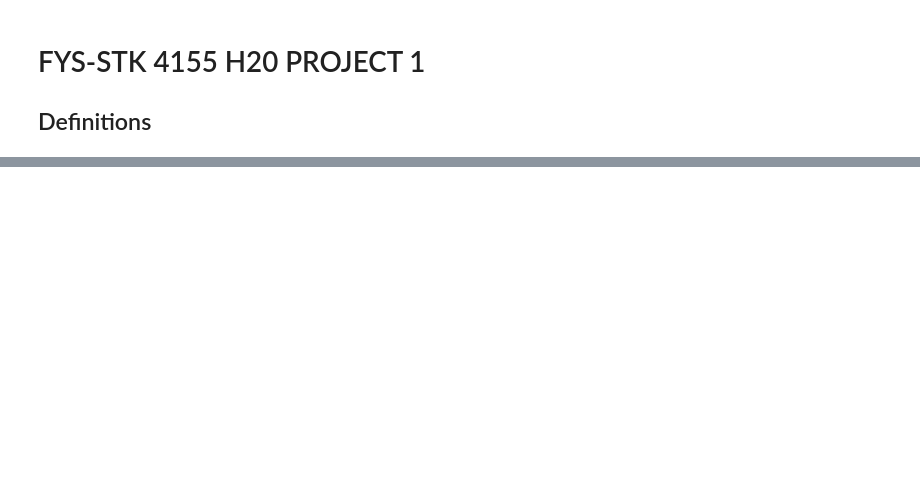
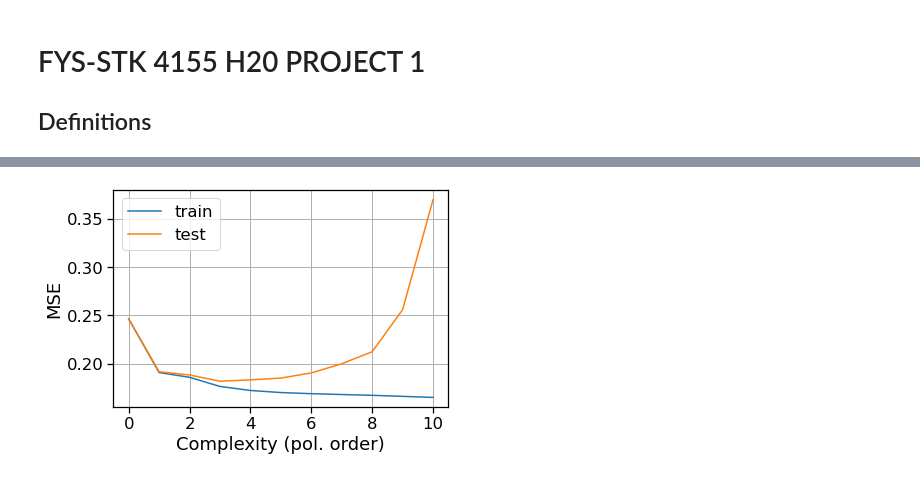
Before and after one commit to fonstelien/FYS-STK4155, a Jupyter notebook: project1/project1.ipynb, the cells around one changed output, grey strips where cells are left out. Saved outputs shown, nothing was run; the diff lists cells and outputs as text; code cells hidden in the pictures; blank space fills up the shorter version.

```diff
--- a/project1/project1.ipynb
+++ b/project1/project1.ipynb
@@ -139,0 +151,44 @@ plt.show()
+# %%
+k = 10  ## NOTE: Choose k such that len(z)%k is zero, ie the split is even!
+s = len(z)//k  ## samples in each split
+last_idx = len(z) - len(z)%k
+test_splits = [range(i, i+s) for i in range(0, last_idx, s)]
+train_splits = [list(set(range(last_idx)) - set(rng)) for rng in test_splits]
+# %%
+k_mse_df = DataFrame()
+k_mse_df["pol order"] = list(range(max_pol_order+1))
+k_mse_df["mse train"] = np.ndarray(max_pol_order+1)
+k_mse_df["mse test"] = np.ndarray(max_pol_order+1)
+
+mse_train = np.ndarray(k)
+mse_test = np.ndarray(k)
+
+for pn in k_mse_df["pol order"]:
+    X = make_design_matrix(x, y, pn=pn)
+    X = preprocess(X, train_size=-1)
+
+    for i, (train_split, test_split) in enumerate(zip(train_splits, test_splits)):
+        X_train = X[train_split]
+        X_test = X[test_split]
+        z_train = z[train_split]
+        z_test = z[test_split]
+
+        beta_hat = np.linalg.pinv(X_train) @ z_train
+        z_train_tilde = X_train @ beta_hat
+        z_test_tilde = X_test @ beta_hat
+
+        mse_train[i] = mse(z_train, z_train_tilde)
+        mse_test[i] = mse(z_test, z_test_tilde)
+
+    k_mse_df.at[pn, "mse train"] = np.mean(mse_train)
+    k_mse_df.at[pn, "mse test"] = np.mean(mse_test)
+# %%
+ax = k_mse_df.plot(x="pol order", logy=False)
+ax.legend(["train", "test"])
+ax.set_xlabel("Complexity (pol. order)")
+ax.set_ylabel("MSE")
+
+ax.grid(True)
+plt.show()
+# %% [output]
+[figure, added]
```
Also changed, not shown: parts of 8 cells of this notebook.
